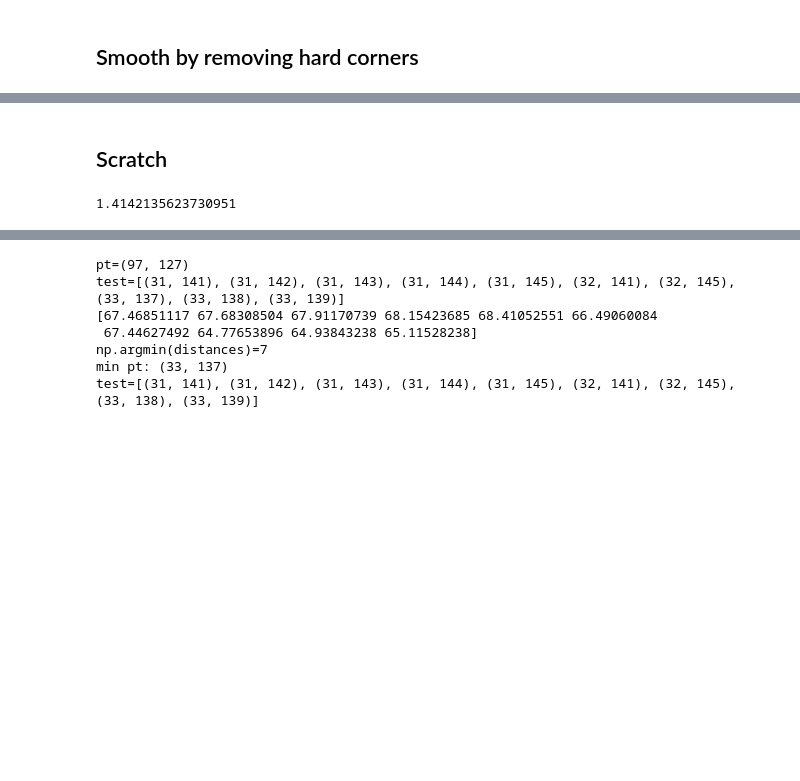
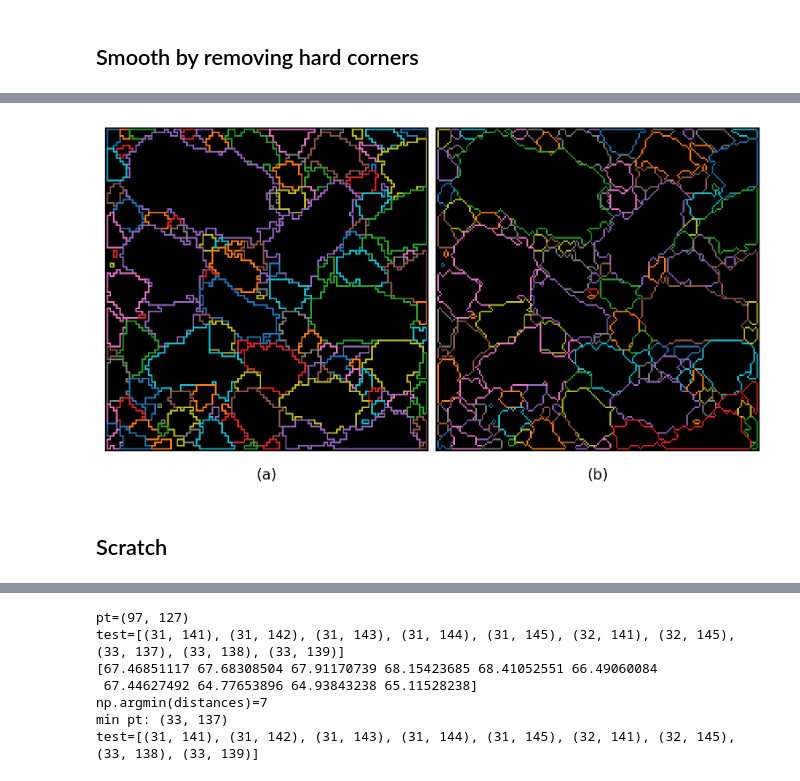
Before and after one commit to GusBusDraws/mhe-analysis, a Jupyter notebook: nbs/45-sem-subpixel.ipynb, the cells around one changed output, grey strips where cells are left out. Drawn from its saved outputs; the diff is of its cells as text; code cells hidden in the pictures; blank space fills up the shorter version.

Commit message:
Add smoothing viz

```diff
--- a/nbs/45-sem-subpixel.ipynb
+++ b/nbs/45-sem-subpixel.ipynb
@@ -272,6 +277,63 @@ for a in axes:
+# %%
+smooth_viz = np.zeros_like(subpixel_viz)
+for i in labels[labels > 0]:
+    # Isolate/binarize region label
+    reg_bw = np.zeros_like(merge_labeled_padded)
+    reg_bw[merge_labeled_padded == i] = 1
+    # Fill holes to ensure all points are around the outer edge
+    reg_bw = ndimage.binary_fill_holes(reg_bw).astype(np.ubyte)
+    # Find subpixel boundaries
+    subpixel_bounds = segmentation.find_boundaries(
+        reg_bw, mode='subpixel').astype(np.ubyte)
+    subpixel_viz[subpixel_bounds == 1] = i
+    # Order bounding coordinates by nearest
+    coords = np.transpose(np.nonzero(subpixel_bounds))
+    # Order points by nearest
+    loop_list = [tuple(coords[-1])]
+    not_added = list(map(tuple, coords[:-1]))
+    while len(loop_list) < coords.shape[0]:
+        pt = tuple(loop_list[-1])
+        distances = spatial.distance_matrix([pt], not_added)[0]
+        nearest_i = np.argmin(distances)
+        nearest_pt = not_added[nearest_i]
+        not_added.pop(nearest_i)
+        loop_list.append(nearest_pt)
+    loop_list.append(loop_list[0])
+    # Smooth regions
+    smooth_list = []
+    # Special case of the for loop below where pt before is actually the second to
+    # last in the list, since the first pt is repeated at the end of the list to
+    # make it a closed loop
+    if (
+        spatial.distance.euclidean(loop_list[-2], loop_list[1])
+        >= (
+            spatial.distance.euclidean(loop_list[0], loop_list[-2])
+            + spatial.distance.euclidean(loop_list[0], loop_list[1])
+        )
+    ):
+        smooth_list.append(loop_list[0])
+    for i in range(1, len(loop_list) - 1):
+        # If distance between pt before & pt after is larger or equal to the
+        # the sum of the distance between the current pt & the pt before with the
+        # distance between the current pt & the pt after, copy pt to smooth_list.
+        # This means pts farther away than the surrounding pts are removed.
+        if (
+            spatial.distance.euclidean(loop_list[i - 1], loop_list[i + 1])
+            >= (
+                spatial.distance.euclidean(loop_list[i], loop_list[i - 1])
+                + spatial.distance.euclidean(loop_list[i], loop_list[i + 1])
+            )
+        ):
+            smooth_list.append(loop_list[i])
+    # Add first pt in list to the end to make it a closed loop
+    smooth_list.append(smooth_list[0])
+    smooth_coords = np.array(smooth_list)
+    smooth_viz[smooth_coords[:, 0], smooth_coords[:, 1]] = i
+fig, ax = view.images([
+    view.color_labels(subpixel_viz, return_image=True),
+    view.color_labels(smooth_viz, return_image=True),
+], imgs_per_row=2, dpi=200, subplot_letters=True)
+# %% [output]
+[figure, added]
 # %% [markdown]
 ## Scratch
-# %%
-spatial.distance.euclidean((1, 1), (2, 2))
-# %% [output]
-1.4142135623730951
```
Also changed, not shown: parts of 9 cells of this notebook, 1 other file.
